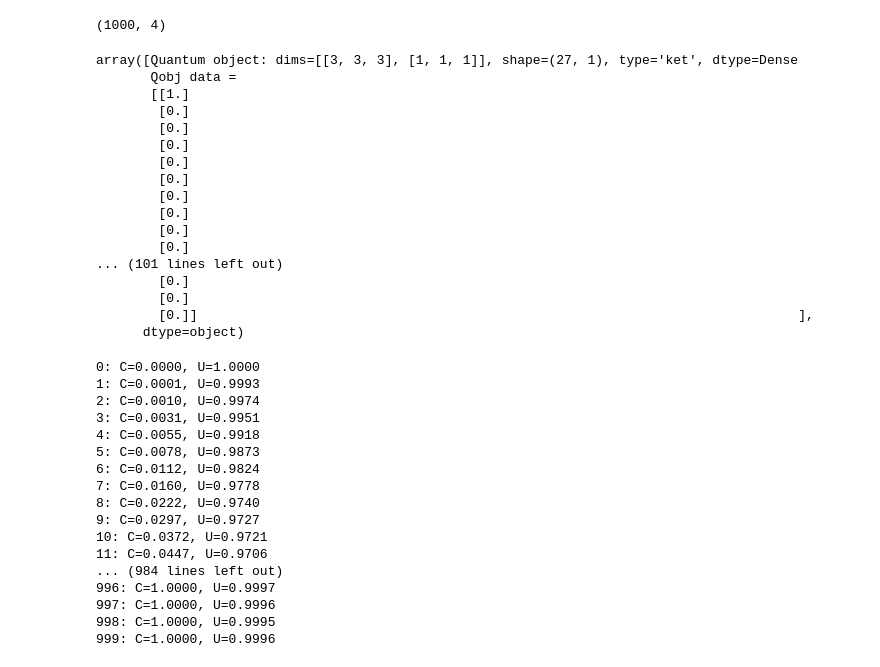
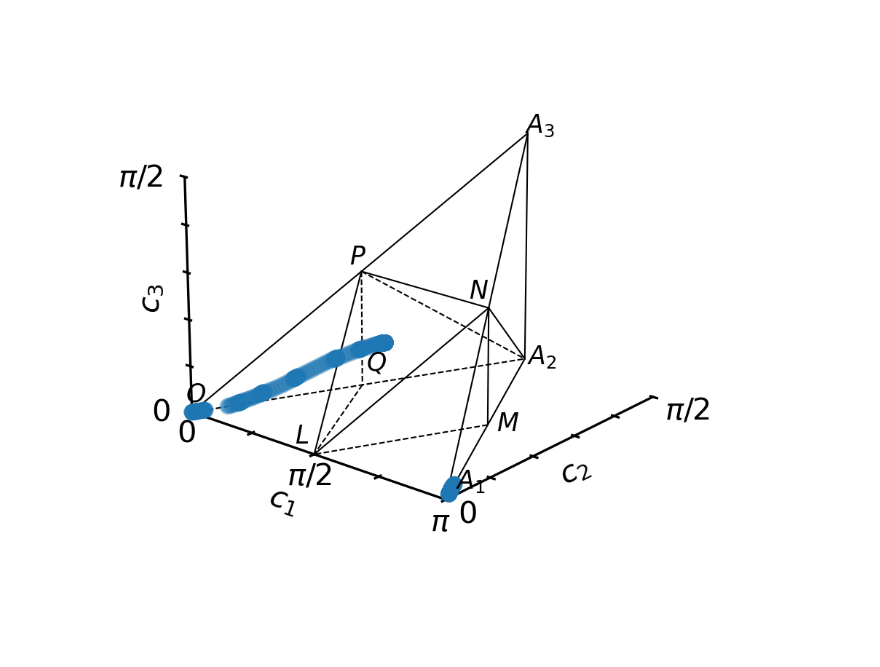
Before and after one commit to leandergrech/rlquantopt, a Jupyter notebook: rlquantopt/rl_analysis/noisy_simulation/NoisySimulation.ipynb, the cells around one changed output. Saved outputs shown, nothing was run; the diff lists cells and outputs as text; code cells hidden in the pictures; blank space fills up the shorter version.

```diff
--- a/rlquantopt/rl_analysis/noisy_simulation/NoisySimulation.ipynb
+++ b/rlquantopt/rl_analysis/noisy_simulation/NoisySimulation.ipynb
@@ -62,76 +86,30 @@ tlist = np.linspace(0, T, pulse_length + 1)
-# %%
-for k, initial_state in enumerate(basis_states):
-    solvers[k].start(initial_state, 0.)
-
-all_states = []
-for i, (t, amp) in enumerate(zip(tlist, pulse)):
-    final_states = []
-    for k, _ in enumerate(basis_states):
-        final_state = solvers[k].step(t, args=dict(A=amp))
-        final_states.append(final_state)
-    all_states.append(final_states.copy())
-all_states = np.array(all_states)
-all_states.shape
-# %% [output]
-(1000, 4)
-# %%
-all_states[0]
-# %% [output]
-array([Quantum object: dims=[[3, 3, 3], [1, 1, 1]], shape=(27, 1), type='ket', dtype=Dense
-       Qobj data =
-       [[1.]
-        [0.]
-        [0.]
-        [0.]
-        [0.]
-        [0.]
-        [0.]
-        [0.]
-        [0.]
-        [0.]
-... (101 lines left out)
-        [0.]
-        [0.]
-        [0.]]                                                                             ],
-      dtype=object)
 # %%
 n_states = len(basis_states)
 
 cs = []
 us = []
+wc = WeylChamber()
 for h, step_states in enumerate(all_states):
     realised_gate = np.zeros(shape=(n_states, n_states), dtype=np.complex128)
     for i, s in enumerate(step_states):
         for j, b in enumerate(basis_states):
-                realised_gate[i,j] = s.overlap(b)
-    realised_gate = Qobj(realised_gate, dims=([[2,2], [2,2]]))
-    # print(realised_gate)
-    # break
+            realised_gate[i, j] = s.overlap(b)
+    realised_gate = Qobj(realised_gate, dims=([[2, 2], [2, 2]]))
+    # print(np.matrix.round(realised_gate.full(), 3))
+    # print(realised_gate.norm())
 
-    c = concurrence(*c1c2c3(realised_gate))
+    c1, c2, c3 = c1c2c3(realised_gate)
+    wc.add_point(c1, c2, c3)
+    c = concurrence(c1, c2, c3)
     u = (realised_gate.dag() * realised_gate).tr() / 4
 
     cs.append(c)
     us.append(u)
-    print(f'{h}: C={c:.4f}, U={u:.4f}')
+    # print(f'{h}: C={c:.4f}, U={u:.4f}')
+wc.plot()
 cs = np.array(cs)
 us = np.array(us)
+plt.show()
 # %% [output]
-0: C=0.0000, U=1.0000
-1: C=0.0001, U=0.9993
-2: C=0.0010, U=0.9974
-3: C=0.0031, U=0.9951
-4: C=0.0055, U=0.9918
-5: C=0.0078, U=0.9873
-6: C=0.0112, U=0.9824
-7: C=0.0160, U=0.9778
-8: C=0.0222, U=0.9740
-9: C=0.0297, U=0.9727
-10: C=0.0372, U=0.9721
-11: C=0.0447, U=0.9706
-... (984 lines left out)
-996: C=1.0000, U=0.9997
-997: C=1.0000, U=0.9996
-998: C=1.0000, U=0.9995
-999: C=1.0000, U=0.9996
+[figure, added]
 # %%
```
Also changed, not shown: parts of 40 cells of this notebook, 34 other files.
